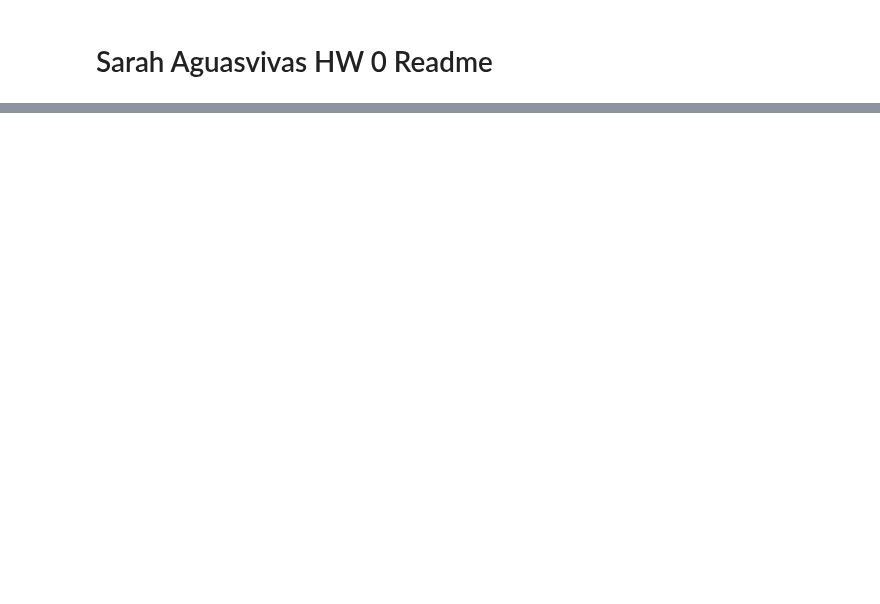
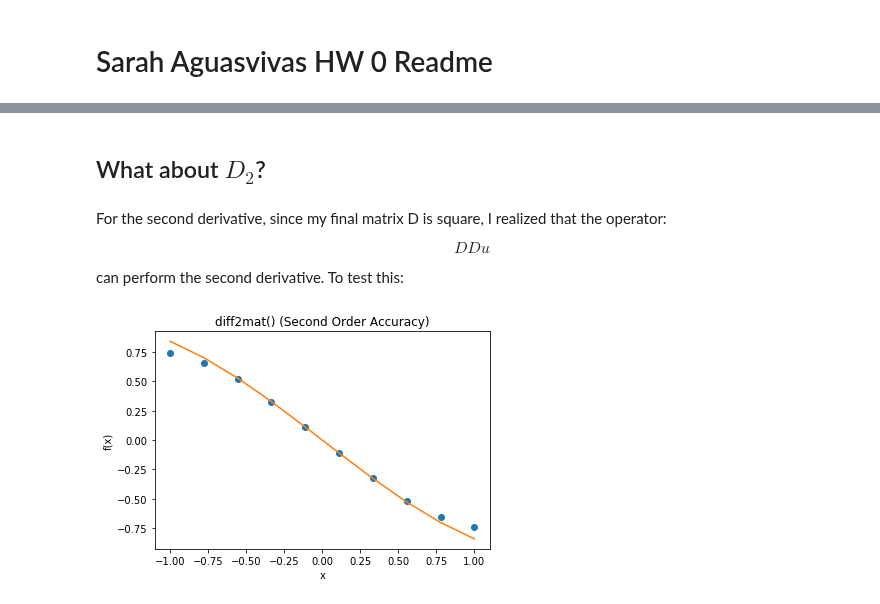
Before and after one commit to cu-numpde/numpde-fall2017, a Jupyter notebook: HW0-Readme.ipynb, the cells around one changed output, grey strips where cells are left out. Cells and saved outputs as stored; diff of their text form; code cells hidden in the pictures; blank space fills up the shorter version.

```diff
--- a/HW0-Readme.ipynb
+++ b/HW0-Readme.ipynb
@@ -48,0 +102,29 @@ pyplot.show()
+# %% [markdown]
+## What about $D_2$?
+# %% [markdown]
+For the second derivative, since my final matrix D is square, I realized that the operator:
+
+\begin{equation}
+DDu
+\end{equation}
+
+can perform the second derivative. To test this:
+# %%
+def diff2mat(x):
+    return numpy.dot(diffmat(x), diffmat(x))
+
+n= 10
+x= numpy.linspace(-1,1,n)
+f= numpy.sin(x)
+ff=-numpy.sin(x)
+DD2= diff2mat(x)
+
+pyplot.figure()
+pyplot.plot(x, numpy.dot(DD2, f), 'o') #directly plotting DDu
+pyplot.plot(x, ff)
+pyplot.xlabel('x')
+pyplot.ylabel('f(x)')
+pyplot.title('diff2mat() (Second Order Accuracy)')
+pyplot.show()
+# %% [output]
+[figure, added]
```
Also changed, not shown: parts of 17 cells of this notebook.
